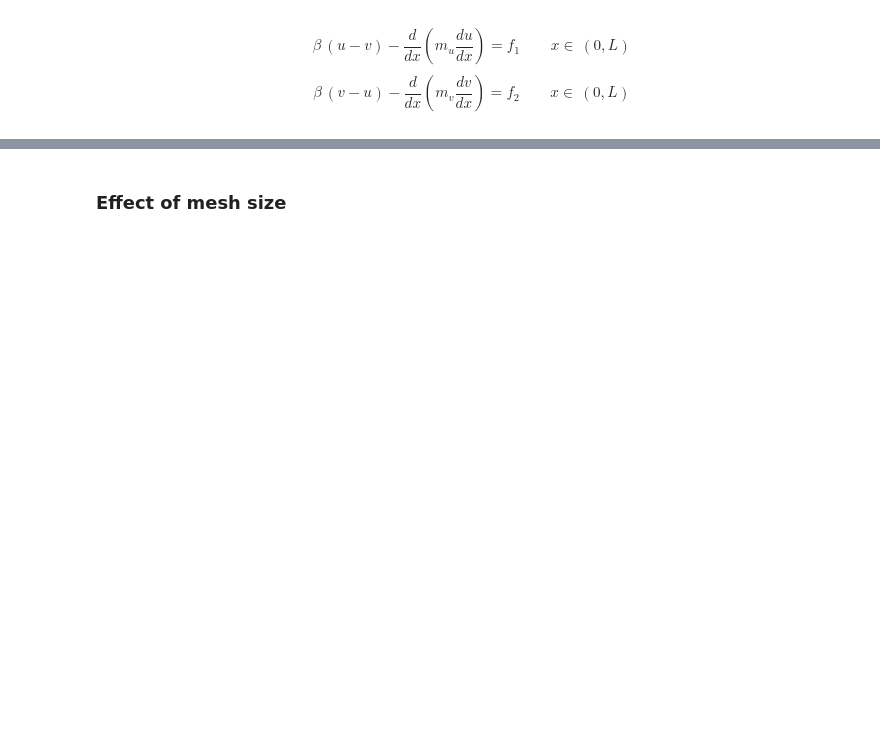
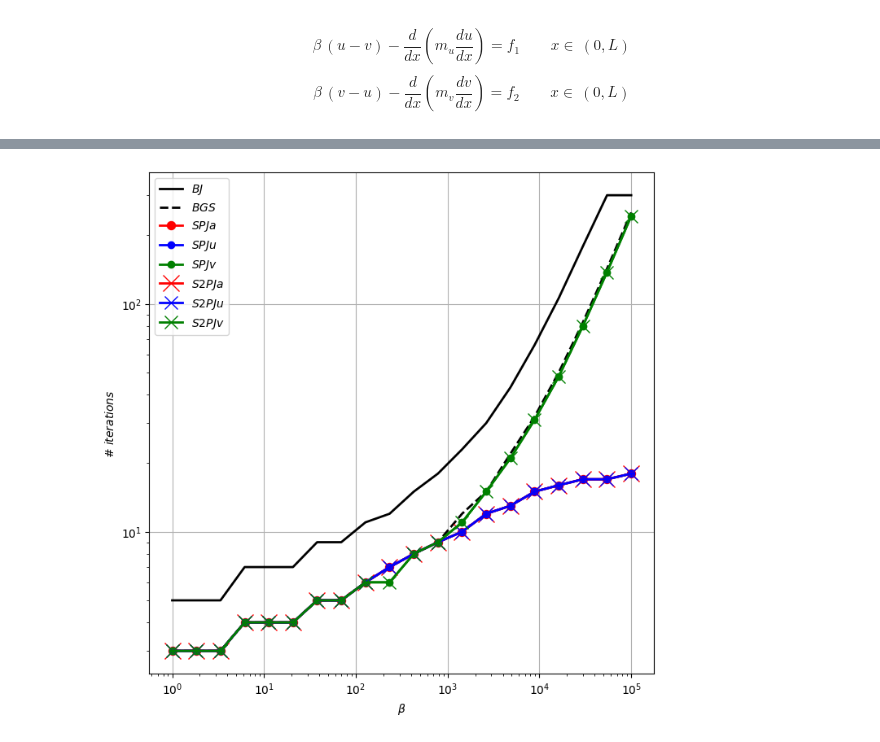
Before and after one commit to multiform-UoN/splittingschemes, a Jupyter notebook: python/fvm1D_dualPorosity.ipynb, the cells around one changed output, grey strips where cells are left out. Cells and saved outputs as stored; diff of their text form; code cells hidden in the pictures; blank space fills up the shorter version.

```diff
--- a/python/fvm1D_dualPorosity.ipynb
+++ b/python/fvm1D_dualPorosity.ipynb
@@ -181,12 +186,11 @@ plt.show()
 # %%
-
 L = np.pi
-N = 256
+N = 128
 x = np.linspace(0, L, N+1) #faces coordinates
 xc = np.linspace(0.5*np.divide(L, N), L-0.5*np.divide(L, N), N) #centercells coordinates
 xfine = np.linspace(0, L, 1000)
 # omega = 1.5 # SOR relaxation factor
-nit_max = 100
+nit_max = 300
 toll = 1e-6
 
 err = {
@@ -305,42 +309,55 @@ for val in beta:
     err['BJ']['nit'].append(nitfinal_BJ)
     err['BJ']['u_errl2'].append(np.linalg.norm(u_sol(x, kwargs)-mylib.fvm_reconstruct_1D(u_BJ)))
     err['BJ']['v_errl2'].append(np.linalg.norm(v_sol(x, kwargs)-mylib.fvm_reconstruct_1D(v_BJ)))
+
     err['BGS']['nit'].append(nitfinal_BGS)
     err['BGS']['u_errl2'].append(np.linalg.norm(u_sol(x, kwargs)-mylib.fvm_reconstruct_1D(u_BGS)))
     err['BGS']['v_errl2'].append(np.linalg.norm(v_sol(x, kwargs)-mylib.fvm_reconstruct_1D(v_BGS)))
+
     err['SPJa']['nit'].append(nitfinal_SPJa)
     err['SPJa']['u_errl2'].append(np.linalg.norm(u_sol(x, kwargs)-mylib.fvm_reconstruct_1D(u_SPJa)))
     err['SPJa']['v_errl2'].append(np.linalg.norm(v_sol(x, kwargs)-mylib.fvm_reconstruct_1D(v_SPJa)))
+
     err['SPJu']['nit'].append(nitfinal_SPJu)
     err['SPJu']['u_errl2'].append(np.linalg.norm(u_sol(x, kwargs)-mylib.fvm_reconstruct_1D(u_SPJu)))
     err['SPJu']['v_errl2'].append(np.linalg.norm(v_sol(x, kwargs)-mylib.fvm_reconstruct_1D(v_SPJu)))
+
     err['SPJv']['nit'].append(nitfinal_SPJv)
     err['SPJv']['u_errl2'].append(np.linalg.norm(u_sol(x, kwargs)-mylib.fvm_reconstruct_1D(u_SPJv)))
     err['SPJv']['v_errl2'].append(np.linalg.norm(v_sol(x, kwargs)-mylib.fvm_reconstruct_1D(v_SPJv)))
+
     err['SPJa_stab']['nit'].append(nitfinal_SPJa_stab)
     err['SPJa_stab']['u_errl2'].append(np.linalg.norm(u_sol(x, kwargs)-mylib.fvm_reconstruct_1D(u_SPJa_stab)))
     err['SPJa_stab']['v_errl2'].append(np.linalg.norm(v_sol(x, kwargs)-mylib.fvm_reconstruct_1D(v_SPJa_stab)))
+
     err['SPJu_stab']['nit'].append(nitfinal_SPJu_stab)
     err['SPJu_stab']['u_errl2'].append(np.linalg.norm(u_sol(x, kwargs)-mylib.fvm_reconstruct_1D(u_SPJu_stab)))
     err['SPJu_stab']['v_errl2'].append(np.linalg.norm(v_sol(x, kwargs)-mylib.fvm_reconstruct_1D(v_SPJu_stab)))
+
     err['SPJv_stab']['nit'].append(nitfinal_SPJv_stab)
     err['SPJv_stab']['u_errl2'].append(np.linalg.norm(u_sol(x, kwargs)-mylib.fvm_reconstruct_1D(u_SPJv_stab)))
     err['SPJv_stab']['v_errl2'].append(np.linalg.norm(v_sol(x, kwargs)-mylib.fvm_reconstruct_1D(v_SPJv_stab)))
+
     err['S2PJa']['nit'].append(nitfinal_S2PJa)
     err['S2PJa']['u_errl2'].append(np.linalg.norm(u_sol(x, kwargs)-mylib.fvm_reconstruct_1D(u_S2PJa)))
     err['S2PJa']['v_errl2'].append(np.linalg.norm(v_sol(x, kwargs)-mylib.fvm_reconstruct_1D(v_S2PJa)))
+
     err['S2PJu']['nit'].append(nitfinal_S2PJu)
     err['S2PJu']['u_errl2'].append(np.linalg.norm(u_sol(x, kwargs)-mylib.fvm_reconstruct_1D(u_S2PJu)))
     err['S2PJu']['v_errl2'].append(np.linalg.norm(v_sol(x, kwargs)-mylib.fvm_reconstruct_1D(v_S2PJu)))
+
     err['S2PJv']['nit'].append(nitfinal_S2PJv)
     err['S2PJv']['u_errl2'].append(np.linalg.norm(u_sol(x, kwargs)-mylib.fvm_reconstruct_1D(u_S2PJv)))
     err['S2PJv']['v_errl2'].append(np.linalg.norm(v_sol(x, kwargs)-mylib.fvm_reconstruct_1D(v_S2PJv)))
+
     err['La']['nit'].append(nitfinal_La)
     err['La']['u_errl2'].append(np.linalg.norm(u_sol(x, kwargs)-mylib.fvm_reconstruct_1D(u_La)))
     err['La']['v_errl2'].append(np.linalg.norm(v_sol(x, kwargs)-mylib.fvm_reconstruct_1D(v_La)))
+
     err['Lu']['nit'].append(nitfinal_Lu)
     err['Lu']['u_errl2'].append(np.linalg.norm(u_sol(x, kwargs)-mylib.fvm_reconstruct_1D(u_Lu)))
     err['Lu']['v_errl2'].append(np.linalg.norm(v_sol(x, kwargs)-mylib.fvm_reconstruct_1D(v_Lu)))
+
     err['Lv']['nit'].append(nitfinal_Lv)
     err['Lv']['u_errl2'].append(np.linalg.norm(u_sol(x, kwargs)-mylib.fvm_reconstruct_1D(u_Lv)))
     err['Lv']['v_errl2'].append(np.linalg.norm(v_sol(x, kwargs)-mylib.fvm_reconstruct_1D(v_Lv)))
@@ -354,32 +371,32 @@ axs2.loglog(beta, err['SPJv']['nit'],     'go', linestyle='solid',   label=r"$SP
 # axs2.loglog(beta, err['SPJu_stab']['nit'],'b+', linestyle='solid',   label=r"$SPJu_{stab}$", linewidth=linewidth, markersize=2*markersize, markevery=markevery+2*0)
 # axs2.loglog(beta, err['SPJv_stab']['nit'],'g+', linestyle='solid',   label=r"$SPJv_{stab}$", linewidth=linewidth, markersize=2*markersize, markevery=markevery+3*0)
 axs2.loglog(beta, err['S2PJa']['nit'],    'rx', linestyle='solid',   label=r'$S2PJa$',       linewidth=linewidth, markersize=1.2*2*markersize, markevery=markevery+2*0)
 axs2.loglog(beta, err['S2PJu']['nit'],    'bx', linestyle='solid',   label=r'$S2PJu$',       linewidth=linewidth, markersize=2*markersize, markevery=markevery+3*0)
 axs2.loglog(beta, err['S2PJv']['nit'],    'gx', linestyle='solid',   label=r'$S2PJv$',       linewidth=linewidth, markersize=2*markersize, markevery=markevery+4*0)
 # axs2.loglog(beta, err['La']['nit'],       'r*', linestyle=(0,(2,2)), label=r'$La$',          linewidth=linewidth, markersize=2*markersize, markevery=markevery+1*0)
 # axs2.loglog(beta, err['Lu']['nit'],       'b*', linestyle=(1,(2,2)), label=r'$Lu$',          linewidth=linewidth, markersize=2*markersize, markevery=markevery+2*0)
 # axs2.loglog(beta, err['Lv']['nit'],       'g*', linestyle=(2,(2,2)), label=r'$Lv$',          linewidth=linewidth, markersize=2*markersize, markevery=markevery+3*0)
 axs2.set_xlabel(r"$\beta$")
 axs2.set_ylabel(r"$\#~iterations$")
 axs2.grid()
 axs2.legend()
 fig2.savefig('./figures/dp_1D_beta_it_100_1e-6.pdf')
 
 # axs3.loglog(beta, err['mono']['u_errl2'], 's-', label=r'$Monolithic$')
 # axs3.loglog(beta, err['BJ']['u_errl2'],   'k.-', label=r'$BJ$')
 # axs3.loglog(beta, err['BGS']['u_errl2'],  'r.-', label=r'$BGS$')
 # axs3.loglog(beta, err['SPJa']['u_errl2'], 'r>-', label=r'$SPJa$')
 # axs3.loglog(beta, err['SPJu']['u_errl2'], 'b>-', label=r'$SPJu$')
 # axs3.loglog(beta, err['SPJv']['u_errl2'], 'g>-', label=r'$SPJv$')
 # axs3.loglog(beta, err['La']['u_errl2'],   'rP-', label=r'$La$')
 # axs3.loglog(beta, err['Lu']['u_errl2'],   'bP-', label=r'$Lu$')
 # axs3.loglog(beta, err['Lv']['u_errl2'],   'gP-', label=r'$Lv$')
 # axs3.loglog(beta, err['S2PJ']['u_errl2'], 'k3-', label=r'$S2PJ$', markersize=10)
 # axs3.set_xlabel(r"$\beta$")
 # axs3.set_ylabel(r"$||u(x_f)-u_h(x_f)||_{\mathbb{R}^N}$")#
 # axs3.grid()
 # axs3.legend()
 # fig3.savefig('./figures/dualporosity_varbeta_error-fixed-iterations-50.pdf')
 plt.show()
+# %% [output]
+[figure, added]
-# %% [markdown]
-### Effect of mesh size
```
Also changed, not shown: parts of 2 cells of this notebook, 12 other files.
